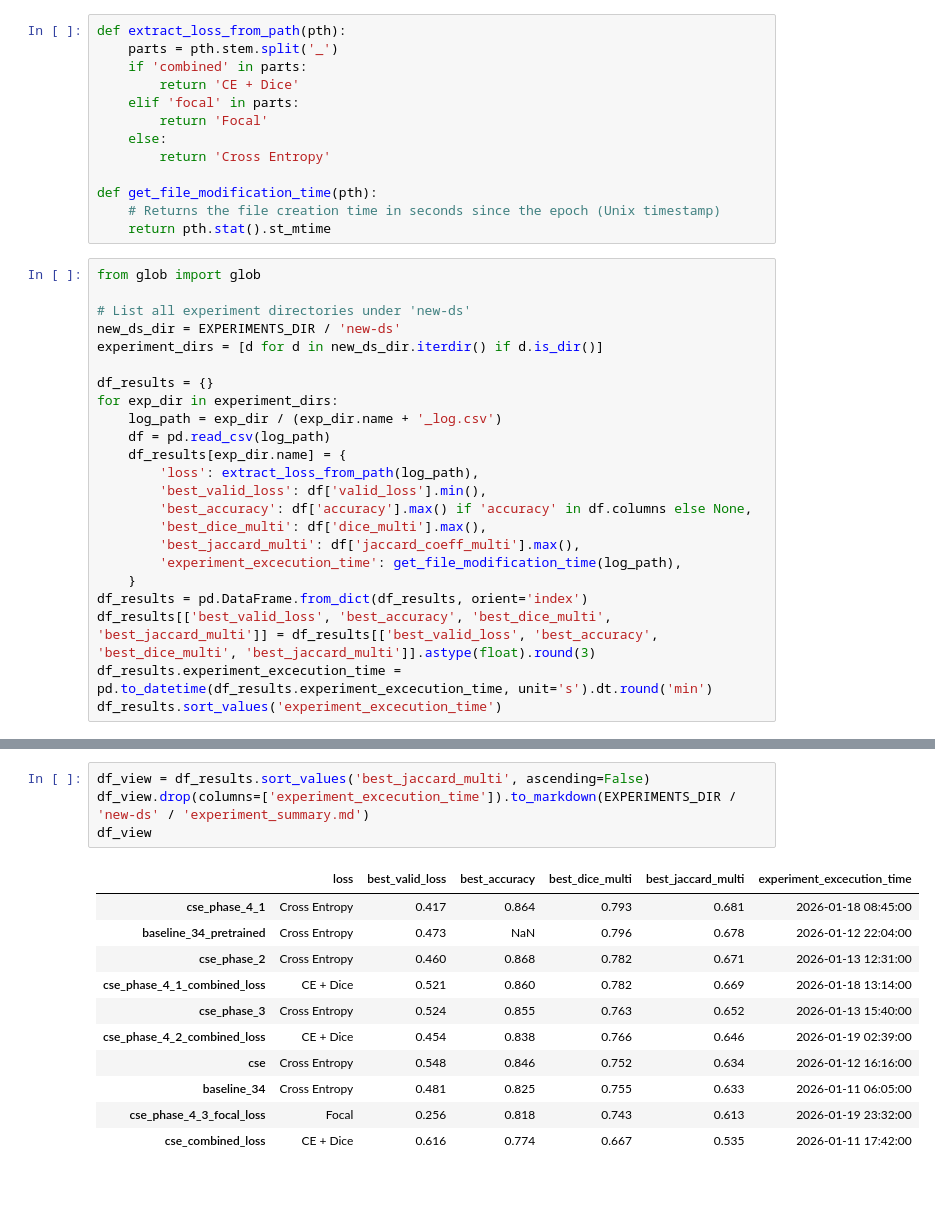
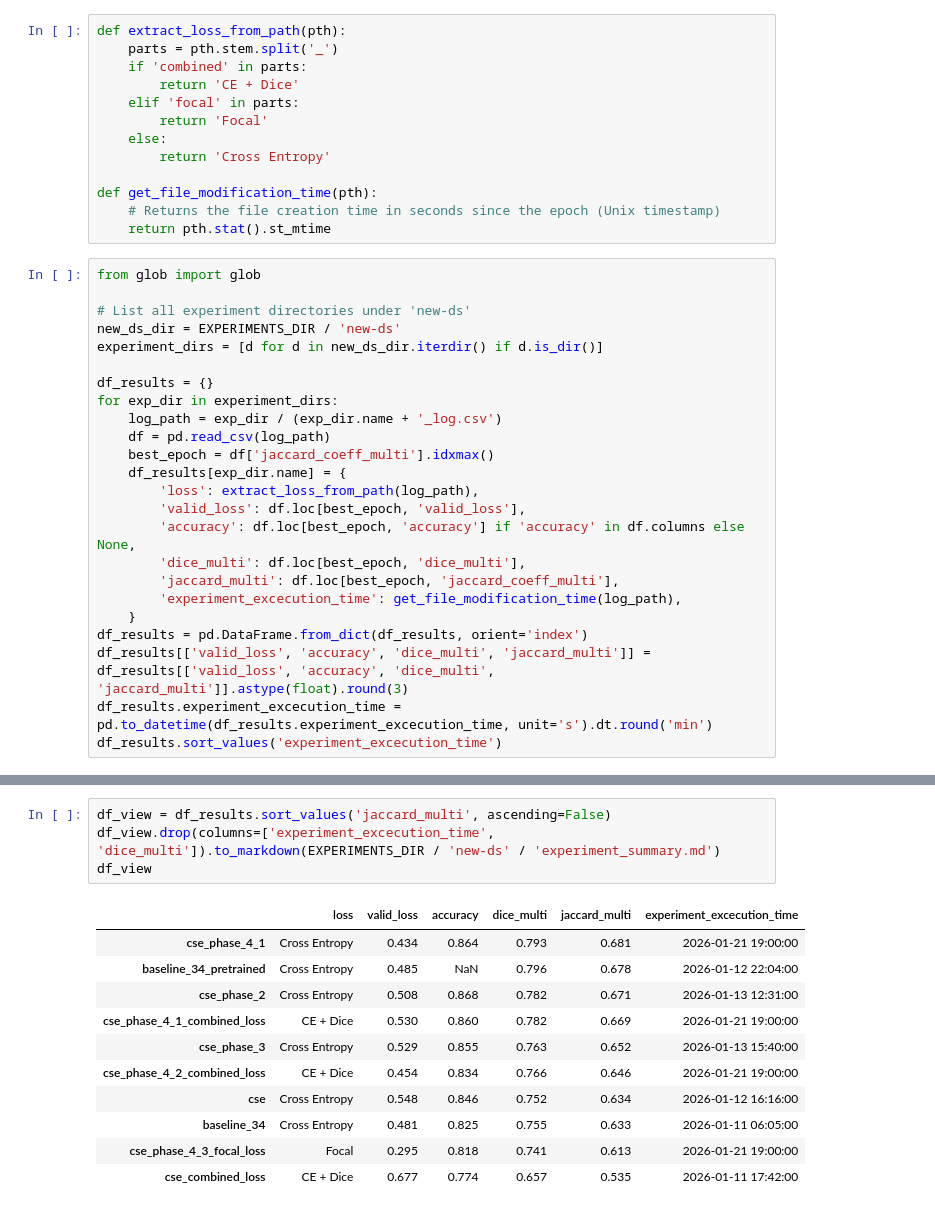
Before and after one commit to mzsuetam/computational-intelligence-proj, a Jupyter notebook: notebooks/monitor.ipynb, the cells around one changed output, grey strips where cells are left out. Cells and saved outputs as stored; diff of their text form.

```diff
--- a/notebooks/monitor.ipynb
+++ b/notebooks/monitor.ipynb
@@ -261,16 +261,17 @@ df_results = {}
 for exp_dir in experiment_dirs:
     log_path = exp_dir / (exp_dir.name + '_log.csv')
     df = pd.read_csv(log_path)
+    best_epoch = df['jaccard_coeff_multi'].idxmax()
     df_results[exp_dir.name] = {
         'loss': extract_loss_from_path(log_path),
-        'best_valid_loss': df['valid_loss'].min(),
-        'best_accuracy': df['accuracy'].max() if 'accuracy' in df.columns else None,
-        'best_dice_multi': df['dice_multi'].max(),
-        'best_jaccard_multi': df['jaccard_coeff_multi'].max(),
+        'valid_loss': df.loc[best_epoch, 'valid_loss'],
+        'accuracy': df.loc[best_epoch, 'accuracy'] if 'accuracy' in df.columns else None,
+        'dice_multi': df.loc[best_epoch, 'dice_multi'],
+        'jaccard_multi': df.loc[best_epoch, 'jaccard_coeff_multi'],
         'experiment_excecution_time': get_file_modification_time(log_path),
     }
 df_results = pd.DataFrame.from_dict(df_results, orient='index')
-df_results[['best_valid_loss', 'best_accuracy', 'best_dice_multi', 'best_jaccard_multi']] = df_results[['best_valid_loss', 'best_accuracy', 'best_dice_multi', 'best_jaccard_multi']].astype(float).round(3)
+df_results[['valid_loss', 'accuracy', 'dice_multi', 'jaccard_multi']] = df_results[['valid_loss', 'accuracy', 'dice_multi', 'jaccard_multi']].astype(float).round(3)
 df_results.experiment_excecution_time = pd.to_datetime(df_results.experiment_excecution_time, unit='s').dt.round('min')
 df_results.sort_values('experiment_excecution_time')
 # %% [output]
@@ -288,16 +289,16 @@ df_results.sort_values('experiment_excecution_time')
 # %%
-df_view = df_results.sort_values('best_jaccard_multi', ascending=False)
-df_view.drop(columns=['experiment_excecution_time']).to_markdown(EXPERIMENTS_DIR / 'new-ds' / 'experiment_summary.md')
+df_view = df_results.sort_values('jaccard_multi', ascending=False)
+df_view.drop(columns=['experiment_excecution_time', 'dice_multi']).to_markdown(EXPERIMENTS_DIR / 'new-ds' / 'experiment_summary.md')
 df_view
 # %% [output]
-|  | loss | best_valid_loss | best_accuracy | best_dice_multi | best_jaccard_multi | experiment_excecution_time |
-| cse_phase_4_1 | Cross Entropy | 0.417 | 0.864 | 0.793 | 0.681 | 2026-01-18 08:45:00 |
-| baseline_34_pretrained | Cross Entropy | 0.473 | NaN | 0.796 | 0.678 | 2026-01-12 22:04:00 |
-| cse_phase_2 | Cross Entropy | 0.460 | 0.868 | 0.782 | 0.671 | 2026-01-13 12:31:00 |
-| cse_phase_4_1_combined_loss | CE + Dice | 0.521 | 0.860 | 0.782 | 0.669 | 2026-01-18 13:14:00 |
-| cse_phase_3 | Cross Entropy | 0.524 | 0.855 | 0.763 | 0.652 | 2026-01-13 15:40:00 |
-| cse_phase_4_2_combined_loss | CE + Dice | 0.454 | 0.838 | 0.766 | 0.646 | 2026-01-19 02:39:00 |
+|  | loss | valid_loss | accuracy | dice_multi | jaccard_multi | experiment_excecution_time |
+| cse_phase_4_1 | Cross Entropy | 0.434 | 0.864 | 0.793 | 0.681 | 2026-01-21 19:00:00 |
+| baseline_34_pretrained | Cross Entropy | 0.485 | NaN | 0.796 | 0.678 | 2026-01-12 22:04:00 |
+| cse_phase_2 | Cross Entropy | 0.508 | 0.868 | 0.782 | 0.671 | 2026-01-13 12:31:00 |
+| cse_phase_4_1_combined_loss | CE + Dice | 0.530 | 0.860 | 0.782 | 0.669 | 2026-01-21 19:00:00 |
+| cse_phase_3 | Cross Entropy | 0.529 | 0.855 | 0.763 | 0.652 | 2026-01-13 15:40:00 |
+| cse_phase_4_2_combined_loss | CE + Dice | 0.454 | 0.834 | 0.766 | 0.646 | 2026-01-21 19:00:00 |
 | cse | Cross Entropy | 0.548 | 0.846 | 0.752 | 0.634 | 2026-01-12 16:16:00 |
 | baseline_34 | Cross Entropy | 0.481 | 0.825 | 0.755 | 0.633 | 2026-01-11 06:05:00 |
-| cse_phase_4_3_focal_loss | Focal | 0.256 | 0.818 | 0.743 | 0.613 | 2026-01-19 23:32:00 |
-| cse_combined_loss | CE + Dice | 0.616 | 0.774 | 0.667 | 0.535 | 2026-01-11 17:42:00 |
+| cse_phase_4_3_focal_loss | Focal | 0.295 | 0.818 | 0.741 | 0.613 | 2026-01-21 19:00:00 |
+| cse_combined_loss | CE + Dice | 0.677 | 0.774 | 0.657 | 0.535 | 2026-01-11 17:42:00 |
```
Also changed, not shown: parts of 2 cells of this notebook, 7 other files.
